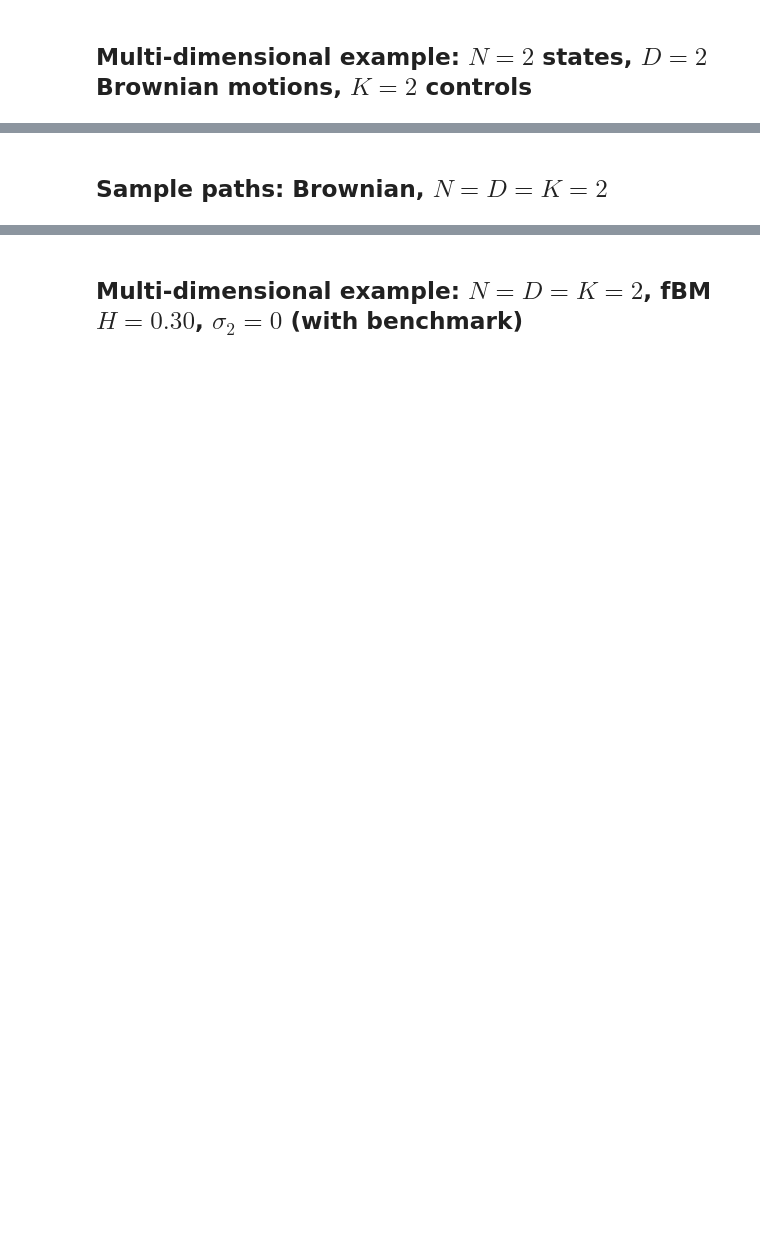
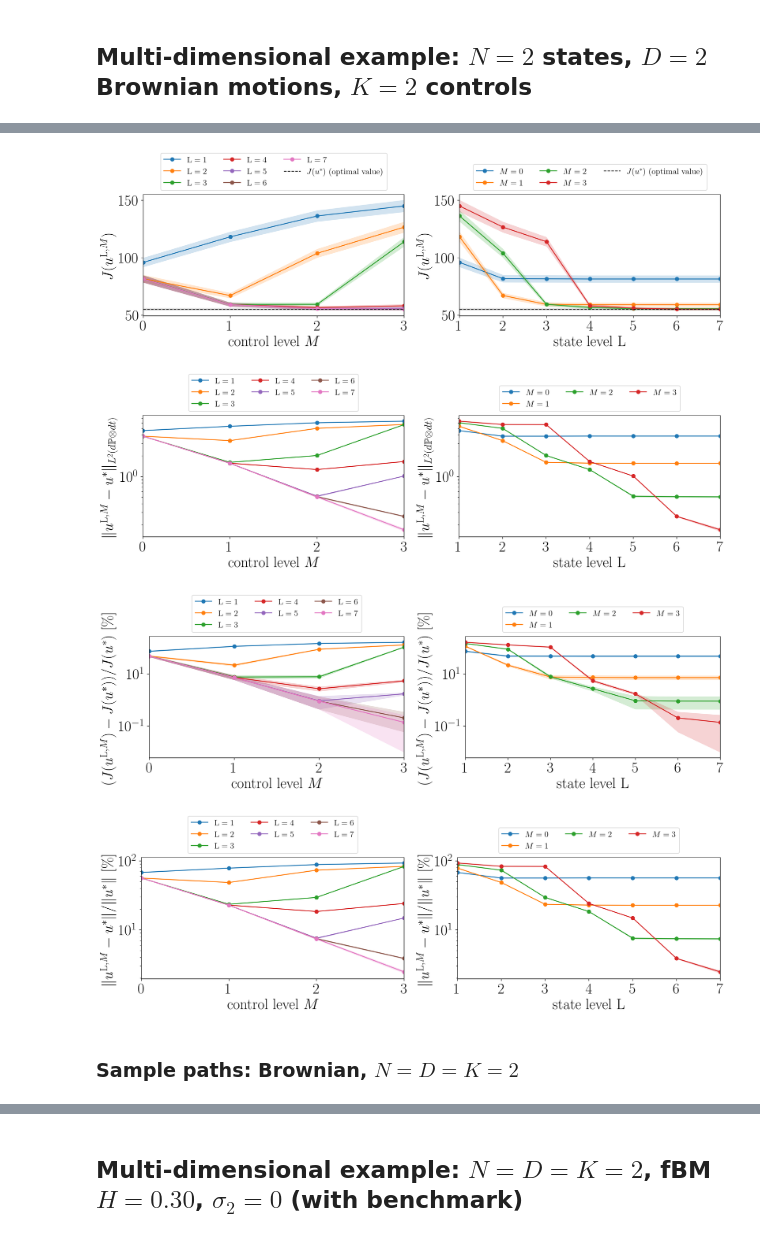
Before and after one commit to muhammadalifaqsha/optimal-control-with-signatures, a Jupyter notebook: notebooks/01_signature_lq_control.ipynb, the cells around one changed output, grey strips where cells are left out. Drawn from its saved outputs; the diff is of its cells as text; code cells hidden in the pictures; blank space fills up the shorter version.

```diff
--- a/notebooks/01_signature_lq_control.ipynb
+++ b/notebooks/01_signature_lq_control.ipynb
@@ -17,8 +17,8 @@ So on a fast machine without LaTeX, run with `MODE = "compute"`, `USE_TEX = Fals
 #   1. on the fast machine (no LaTeX):  MODE = "compute", USE_TEX = False  -> runs everything, saves results to the cache
 #   2. on the LaTeX machine:            MODE = "load",    USE_TEX = True   -> reads the cache, only prints and plots
 # MODE = "compute" with USE_TEX = True also works (one machine, everything at once).
-MODE = "compute"                         # "compute" or "load"
-USE_TEX = True                           # False on machines without a LaTeX installation
+MODE = "load"                         # "compute" or "load"
+USE_TEX = True                          # False on machines without a LaTeX installation
 # =================================================
 
 import os, sys, time, gc
@@ -119,7 +133,7 @@ print("\nblack box vs exact assembly: |Δc0|, max|Δh|, max|ΔH| =", abs(c0 - r[
 ## Multi-dimensional example: $N=2$ states, $D=2$ Brownian motions, $K=2$ controls
 # %%
 Ls2, Ms2 = [1, 2, 3, 4, 5, 6, 7], [0, 1, 2, 3]
-n_mc2, steps_mc2 = 10000, 500; dt_mc2 = mm.T / steps_mc2
+n_mc2, steps_mc2 = 20000, 500; dt_mc2 = mm.T / steps_mc2
 if MODE == "compute":
     ES2 = expected_signature_bm(mm.D, mm.T, 2 * max(Ls2) + mm.m_max + 1)
     trunc2 = np.full((len(Ls2), len(Ms2)), np.nan)
@@ -154,7 +186,12 @@ print(f"time to build cost functionals for L={Lt}: {timing[(Lt, Mt)][0]:.2f}s; s
 # %%
-plot_case(mc2, Ls2, Ms2, c_ref2, r"$J(u^*)\ \mathrm{(HJB-obtained)}$", "brownian_2d", r"N=D=K=2")
+plot_case(mc2, Ls2, Ms2, c_ref2, r"$J(u^*)\ \mathrm{(optimal\ value)}$", "brownian_2d", r"N=D=K=2")
+# %% [output]
+[figure, added]
+[figure, added]
+[figure, added]
+[figure, added]
 # %% [markdown]
-## Sample paths: Brownian, $N=D=K=2$
+### Sample paths: Brownian, $N=D=K=2$
 # %%
 steps_p = 1000; dt_p = mm.T / steps_p
 dW_p = np.random.default_rng(SEED + 7).normal(scale=np.sqrt(dt_p), size=(3, steps_p, mm.D))
```
Also changed, not shown: parts of 13 cells of this notebook, 15 other files.
